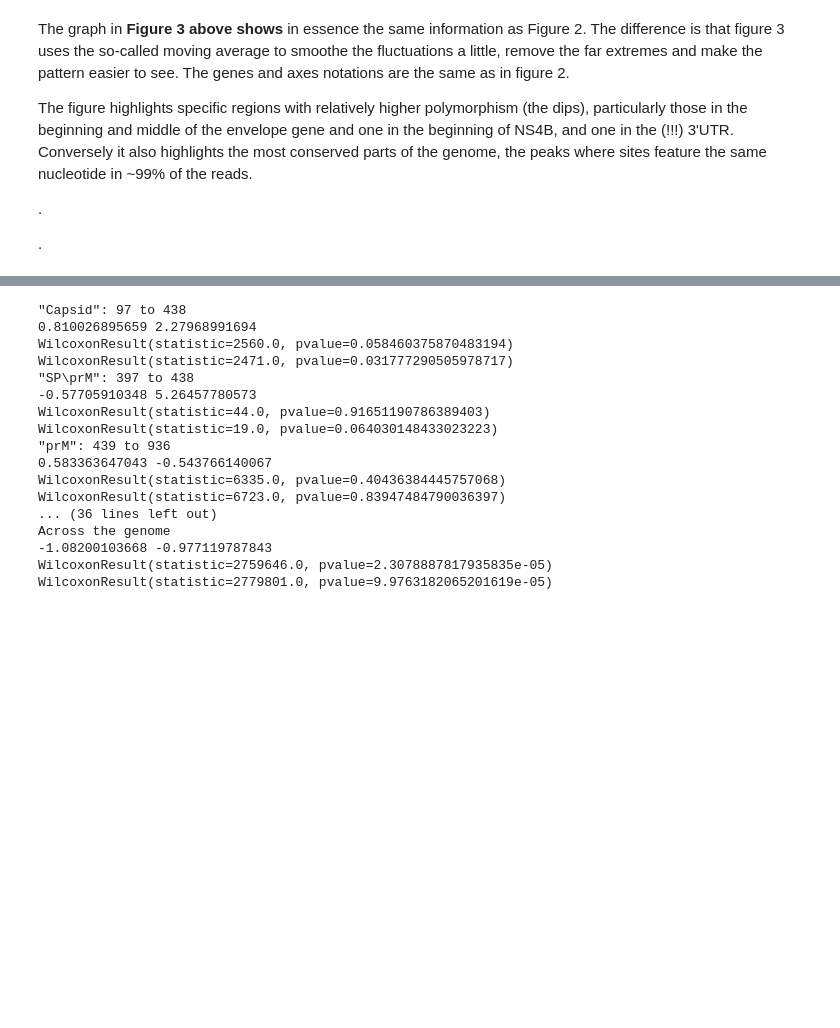
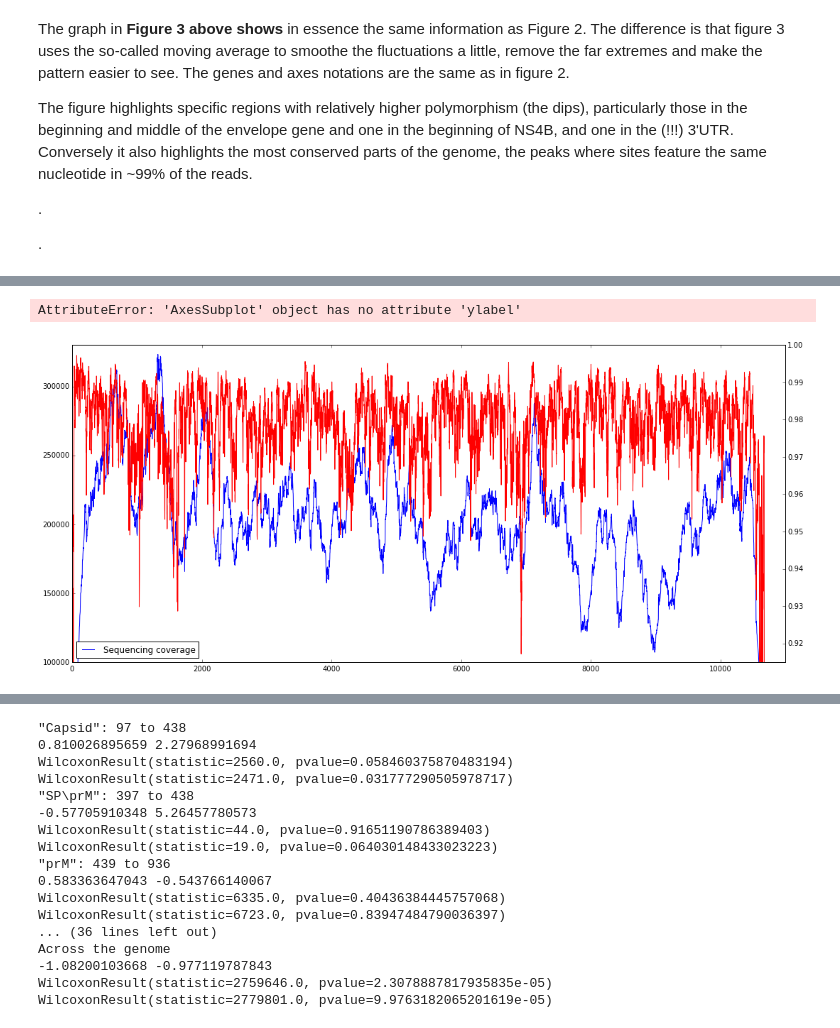
Before and after one commit to pvmarkov/DENGOMICS, a Jupyter notebook: scripts/denv_reads_analysis.ipynb, the cells around one changed output, grey strips where cells are left out. Drawn from its saved outputs; the diff is of its cells as text; code cells hidden in the pictures; blank space fills up the shorter version.

```diff
--- a/scripts/denv_reads_analysis.ipynb
+++ b/scripts/denv_reads_analysis.ipynb
@@ -174,0 +266,43 @@ The figure highlights specific regions with relatively higher polymorphism (the
+# %%
+rcParams['figure.figsize'] = 18, 8
+#plt.suptitle('Fig 1. Sequencing Coverage & Most Frequent Nucleotide by Genome Site', fontsize=15, fontweight='bold')
+#plt.plot (counts_dataframe ['position'], counts_dataframe ['majorbases'], 'r.') #(position, coverage, 'r-')
+
+#fig_w, fig_h = 33000, 500 # pixels
+#dpi=100
+#plt.figure(figsize=(float(fig_w)/float(dpi), float(fig_h)/float(dpi)), dpi=dpi, frameon=False)
+
+ax1 = plt.gca()
+ax2 = ax1.twinx()
+ax1.plot (counts_dataframe ['position'], counts_dataframe ['coverage'], 'b-') #(position, coverage, 'r-')
+#ax1.xlabel ('Genome Position')
+#ax1.ylabel ('Number of Reads')
+#fig_size = rcParams["figure.figsize"]
+#print ("Current figure size:", fig_size)
+ax1.legend (['Sequencing coverage'], loc = 'lower left')
+axis_lower_limit = 100000
+axis_upper_limit = 330000
+ax1.axis ([0, 11000, axis_lower_limit, axis_upper_limit])
+color = 0.0
+fcolor = list ('bgrcmybgrcmybgrcmybgrcmy')
+color_counter = 0
+
+
+ax2.plot (counts_dataframe ['position'], moving_average, 'r-') #(position, coverage, 'r-')
+
+axis_lower_limit = 0.915
+ax2.axis ([0, 11000, axis_lower_limit, 1])
+ax2.ylabel ('Proportion of Reads')
+ax2.legend (['The most frequent nucleotide'], loc = 'upper right')
+
+#plt.axvspan(2000, 3000, ymin=0, ymax=1, alpha = 0.2)
+#plt.axvspan(3500, 5000, ymin=0, ymax=1, facecolor = 'g', alpha = 0.5)
+for gene in annots_list:
+    color_counter +=1
+    plt.axvspan(gene.start, gene.end, color = (fcolor [color_counter]), alpha = 0.1) #, label='NS5B')
+    plt.text (gene.start + ((gene.end - gene.start)/10), 10000 + (15000 *(color_counter%3)) , gene.name, rotation=0)
+    #print (color_counter%3)
+    color += 1/len(annots_list)
+# %% [output]
+AttributeError: 'AxesSubplot' object has no attribute 'ylabel'
+[figure, added]
```
Also changed, not shown: parts of 31 cells of this notebook, 5 other files.
